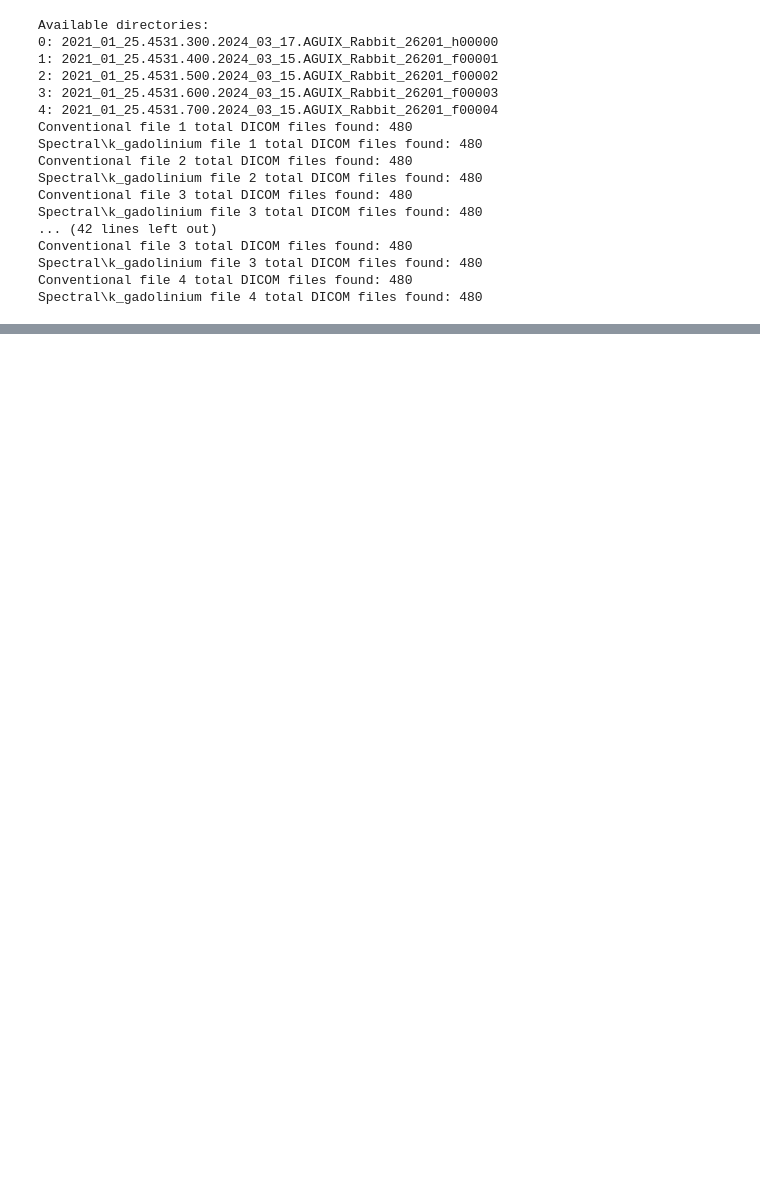
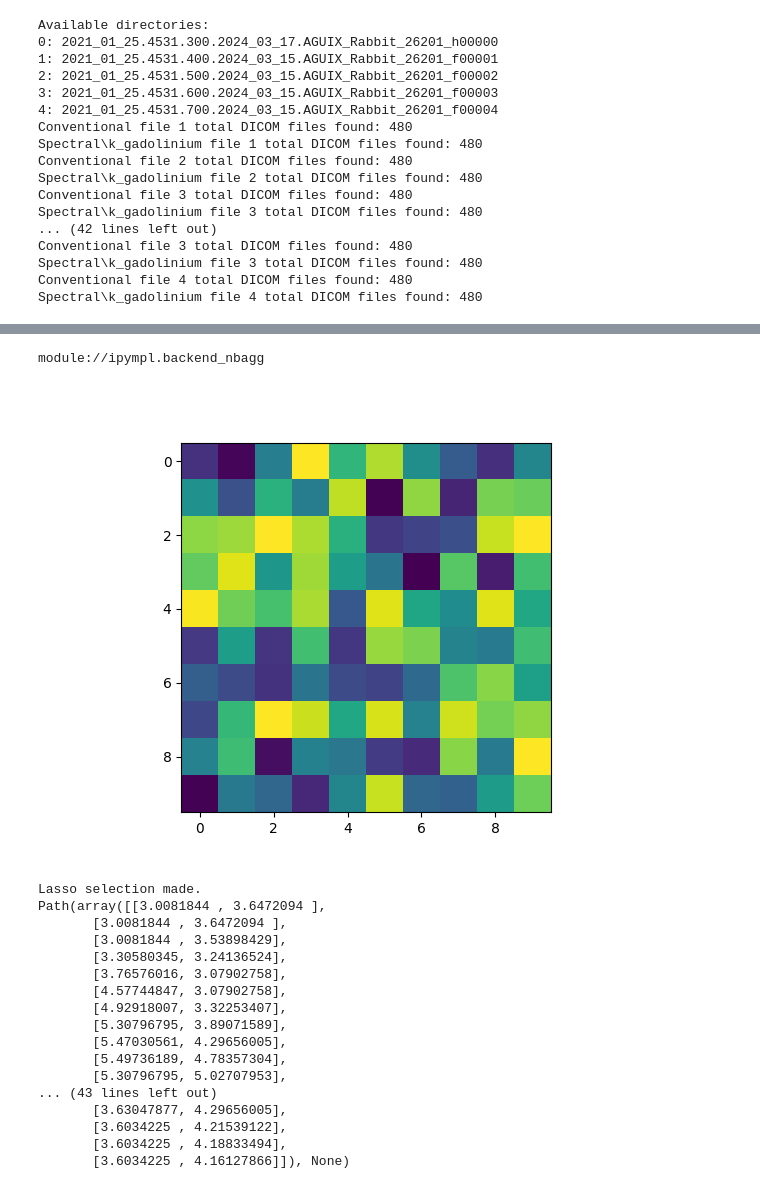
Before and after one commit to dandycodingpipe/pyKOLOR, a Jupyter notebook: notebook.ipynb, the cells around one changed output, grey strips where cells are left out. Drawn from its saved outputs; the diff is of its cells as text; code cells hidden in the pictures; blank space fills up the shorter version.

```diff
--- a/notebook.ipynb
+++ b/notebook.ipynb
@@ -210,0 +110,43 @@ Viewer(s3)
+# %%
+import matplotlib.pyplot as plt
+from matplotlib.widgets import LassoSelector
+from matplotlib.path import Path
+import ipympl
+%matplotlib widget
+%matplotlib widget
+import matplotlib
+
+print(matplotlib.get_backend())
+
+
+fig, ax = plt.subplots()
+ax.imshow(np.random.rand(10, 10))  # Example image
+
+def onselect(verts):
+    print("Lasso selection made.")
+    path = Path(verts)
+    print(path)
+
+lasso = LassoSelector(ax, onselect=onselect, useblit=True)
+
+plt.show()
+# %% [output]
+module://ipympl.backend_nbagg
+[figure, added]
+Lasso selection made.
+Path(array([[3.0081844 , 3.6472094 ],
+       [3.0081844 , 3.6472094 ],
+       [3.0081844 , 3.53898429],
+       [3.30580345, 3.24136524],
+       [3.76576016, 3.07902758],
+       [4.57744847, 3.07902758],
+       [4.92918007, 3.32253407],
+       [5.30796795, 3.89071589],
+       [5.47030561, 4.29656005],
+       [5.49736189, 4.78357304],
+       [5.30796795, 5.02707953],
+... (43 lines left out)
+       [3.63047877, 4.29656005],
+       [3.6034225 , 4.21539122],
+       [3.6034225 , 4.18833494],
+       [3.6034225 , 4.16127866]]), None)
```
Also changed, not shown: parts of 8 cells of this notebook, 1 other file.
